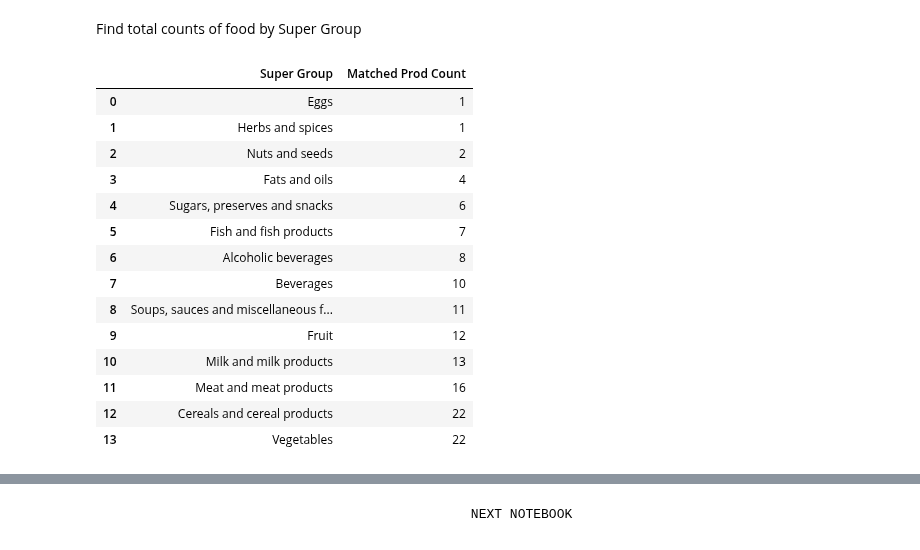
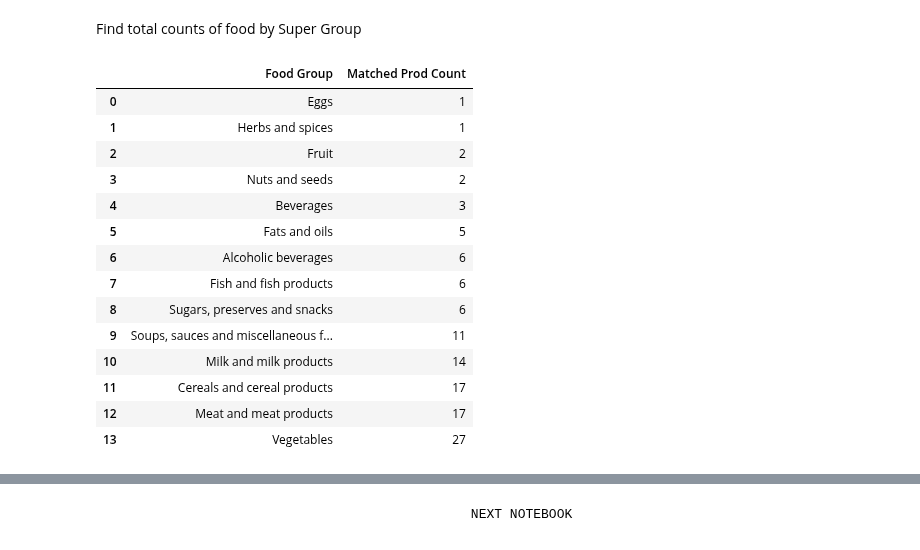
Before and after one commit to elliotkarikari/Product_Weight_Project, a Jupyter notebook: Jupter_notebooks/Data_Product/7. Final - Matching Algorithm.ipynb, the cells around one changed output, grey strips where cells are left out. Saved outputs shown, nothing was run; the diff lists cells and outputs as text; code cells hidden in the pictures.

```diff
--- a/Jupter_notebooks/Data_Product/7. Final - Matching Algorithm.ipynb
+++ b/Jupter_notebooks/Data_Product/7. Final - Matching Algorithm.ipynb
@@ -19,8 +19,7 @@ from sklearn.metrics.pairwise import cosine_similarity
                                                       M&W Reduced
 # %%
 #pd.set_option('display.max_rows', None)
-redFood = pd.read_csv(r"C:\Users\medekar\Desktop\Product_Weight_Project\Data\Processed\ReducedwithWeights\dataproduct.csv")
-redFood.rename(columns={'Super Group':'SuperGroup'})
+redFood = pd.read_csv(r"C:\Users\medekar\Desktop\Product_Weight_Project\Data\Processed\ReducedwithWeights\dataproduct.csv", index_col=0)
 redFood['Food Name'] = redFood['Food Name'].str.lower()
 redFood.head()
 # %% [output]
@@ -120,7 +121,7 @@ def get_most_similar_indices(tfidf_red_food, tfidf_clean_retail):
 
 def hybrid_fuzzy_matching(CleanRetail, redFood):
     # Set thresholds for matching
-    partial_token_set_ratio_threshold = 98
+    partial_token_set_ratio_threshold = 100
     cosine_similarity_threshold = 0.75
     min_similarity_threshold = 0.53
 
@@ -167,5 +168,5 @@ Wall time: 362 ms
 # %%
-#pd.set_option('display.max_rows', None)
+pd.set_option('display.max_rows', None)
 #redFood_matched.head()
 # %% [markdown]
 Identifying Matched Items with weights
@@ -196,23 +201,23 @@ f'Fourth Algorithm Matched {round((320/535) * 100, 2)}% of products between McCa
 Find total counts of food by Super Group
 # %%
 d = redFood_matched[redFood_matched['Weight'] != '']
-ax4_s = d.groupby('Super Group')['Food Name'].count().rename('Matched Prod Count', inplace=True).copy().sort_values(ascending=True)
+ax4_s = d.groupby('Food Group')['Food Name'].count().rename('Matched Prod Count', inplace=True).copy().sort_values(ascending=True)
 ax4 = pd.DataFrame(ax4_s).reset_index()
 ax4
 # %% [output]
-|  | Super Group | Matched Prod Count |
+|  | Food Group | Matched Prod Count |
 | 0 | Eggs | 1 |
 | 1 | Herbs and spices | 1 |
-| 2 | Nuts and seeds | 2 |
-| 3 | Fats and oils | 4 |
-| 4 | Sugars, preserves and snacks | 6 |
-| 5 | Fish and fish products | 7 |
-| 6 | Alcoholic beverages | 8 |
-| 7 | Beverages | 10 |
-| 8 | Soups, sauces and miscellaneous f... | 11 |
-| 9 | Fruit | 12 |
-| 10 | Milk and milk products | 13 |
-| 11 | Meat and meat products | 16 |
-| 12 | Cereals and cereal products | 22 |
-| 13 | Vegetables | 22 |
+| 2 | Fruit | 2 |
+| 3 | Nuts and seeds | 2 |
+| 4 | Beverages | 3 |
+| 5 | Fats and oils | 5 |
+| 6 | Alcoholic beverages | 6 |
+| 7 | Fish and fish products | 6 |
+| 8 | Sugars, preserves and snacks | 6 |
+| 9 | Soups, sauces and miscellaneous f... | 11 |
+| 10 | Milk and milk products | 14 |
+| 11 | Cereals and cereal products | 17 |
+| 12 | Meat and meat products | 17 |
+| 13 | Vegetables | 27 |
 # %%
```
Also changed, not shown: parts of 11 cells of this notebook, 12 other files.
